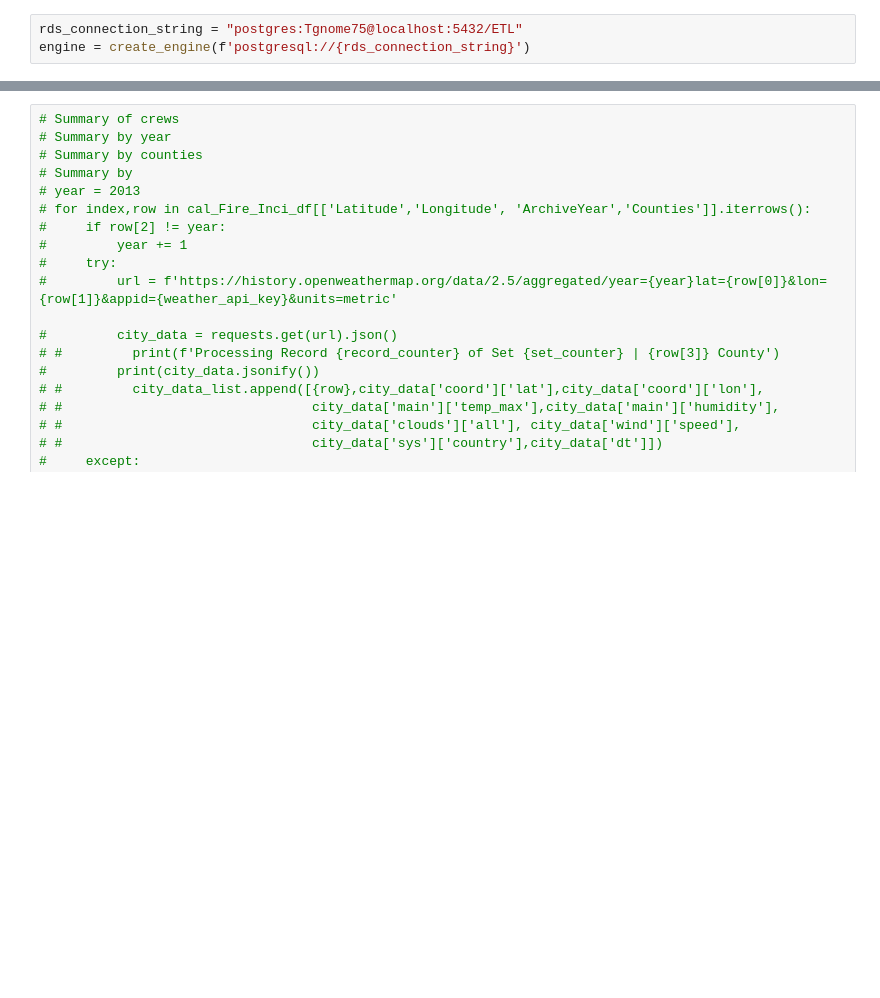
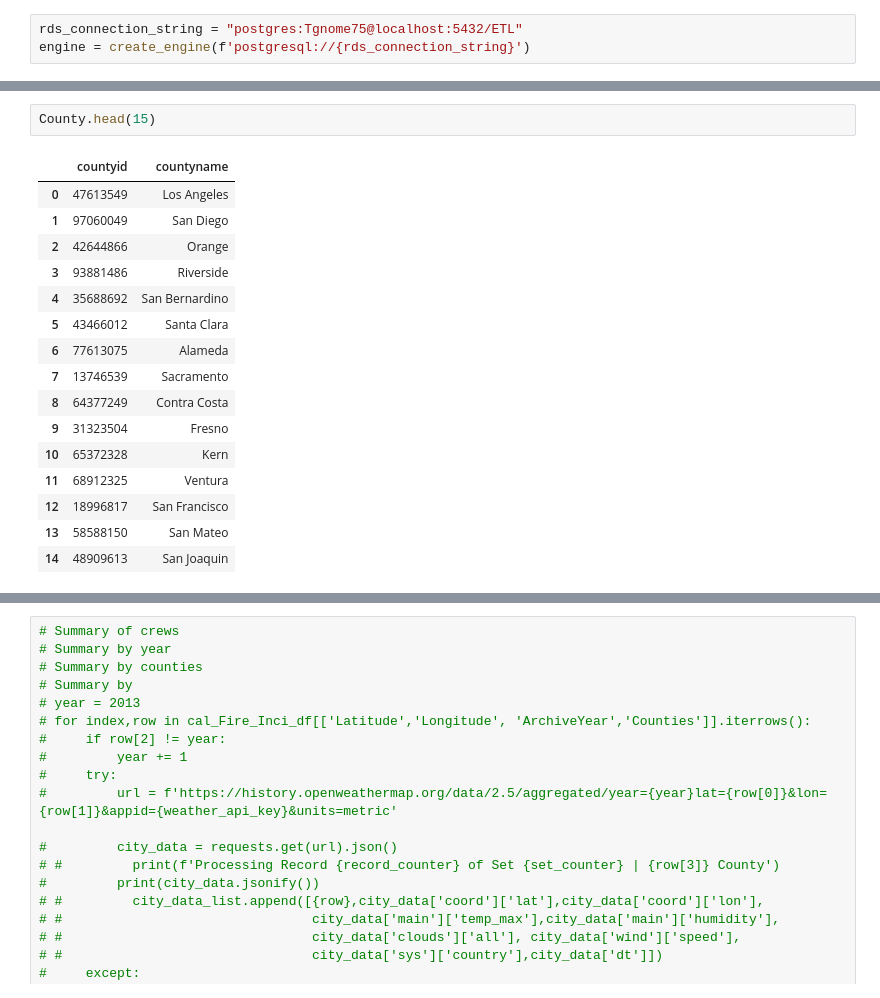
Before and after one commit to timegnome/ETL-Project, a Jupyter notebook: Wildfire-ETL.ipynb, the cells around one changed output, grey strips where cells are left out. Cells and saved outputs as stored; diff of their text form; blank space fills up the shorter version.

```diff
--- a/Wildfire-ETL.ipynb
+++ b/Wildfire-ETL.ipynb
@@ -173,0 +208,19 @@ countyFires
+# %%
+County.head(15)
+# %% [output]
+|  | countyid | countyname |
+| 0 | 47613549 | Los Angeles |
+| 1 | 97060049 | San Diego |
+| 2 | 42644866 | Orange |
+| 3 | 93881486 | Riverside |
+| 4 | 35688692 | San Bernardino |
+| 5 | 43466012 | Santa Clara |
+| 6 | 77613075 | Alameda |
+| 7 | 13746539 | Sacramento |
+| 8 | 64377249 | Contra Costa |
+| 9 | 31323504 | Fresno |
+| 10 | 65372328 | Kern |
+| 11 | 68912325 | Ventura |
+| 12 | 18996817 | San Francisco |
+| 13 | 58588150 | San Mateo |
+| 14 | 48909613 | San Joaquin |
```
Also changed, not shown: parts of 15 cells of this notebook, 1 other file.
